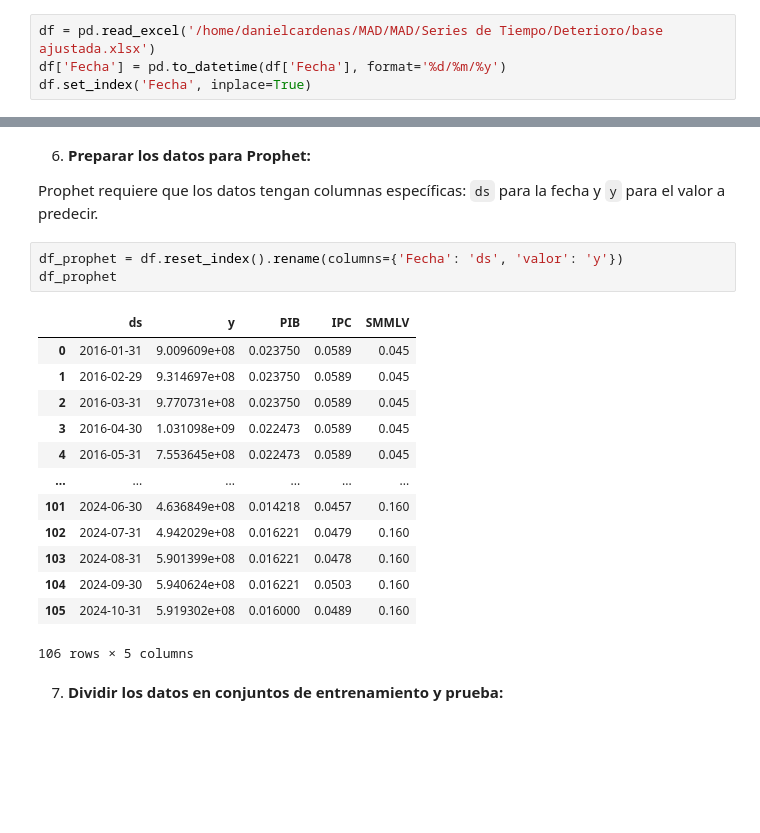
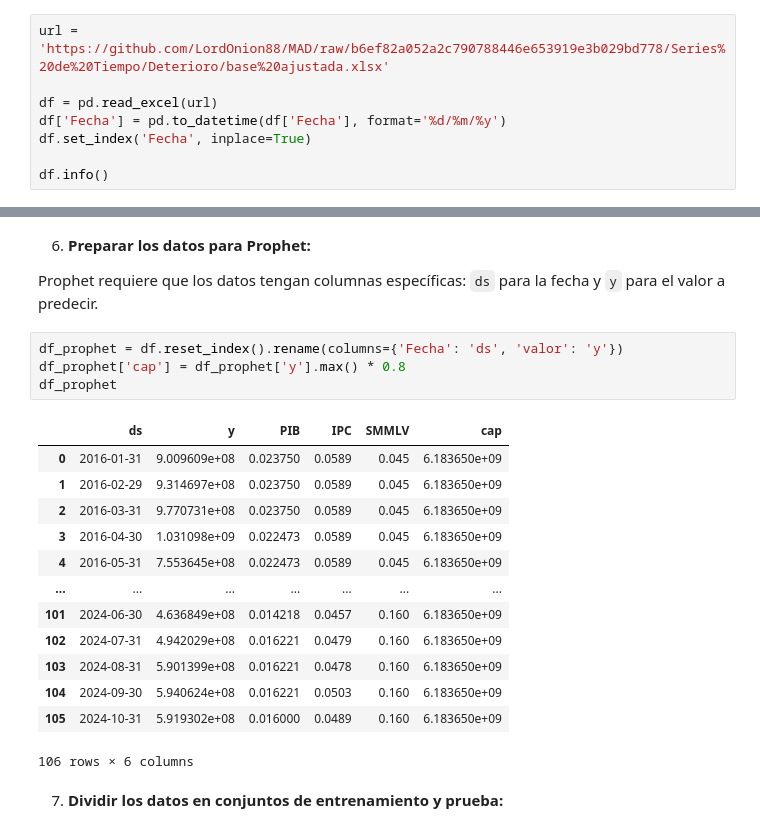
Before and after one commit to LordOnion88/MAD, a Jupyter notebook: Series de Tiempo/Deterioro/Variables macro vs deterioro.ipynb, the cells around one changed output, grey strips where cells are left out. Drawn from its saved outputs; the diff is of its cells as text; blank space fills up the shorter version.

```diff
--- a/Series de Tiempo/Deterioro/Variables macro vs deterioro.ipynb
+++ b/Series de Tiempo/Deterioro/Variables macro vs deterioro.ipynb
@@ -17,6 +17,10 @@ from prophet.diagnostics import cross_validation, performance_metrics
 
 2. **Cargar los datos desde un archivo Excel:**
 # %%
-df = pd.read_excel('/home/danielcardenas/MAD/MAD/Series de Tiempo/Deterioro/base ajustada.xlsx')
+url = 'https://github.com/LordOnion88/MAD/raw/b6ef82a052a2c790788446e653919e3b029bd778/Series%20de%20Tiempo/Deterioro/base%20ajustada.xlsx'
+
+df = pd.read_excel(url)
 df['Fecha'] = pd.to_datetime(df['Fecha'], format='%d/%m/%y')
 df.set_index('Fecha', inplace=True)
+
+df.info()
@@ -185,21 +201,22 @@ Para realizar el análisis con Prophet, puedes seguir estos pasos:
 Prophet requiere que los datos tengan columnas específicas: `ds` para la fecha y `y` para el valor a predecir.
 # %%
 df_prophet = df.reset_index().rename(columns={'Fecha': 'ds', 'valor': 'y'})
+df_prophet['cap'] = df_prophet['y'].max() * 0.8
 df_prophet
 # %% [output]
-|  | ds | y | PIB | IPC | SMMLV |
-| 0 | 2016-01-31 | 9.009609e+08 | 0.023750 | 0.0589 | 0.045 |
-| 1 | 2016-02-29 | 9.314697e+08 | 0.023750 | 0.0589 | 0.045 |
-| 2 | 2016-03-31 | 9.770731e+08 | 0.023750 | 0.0589 | 0.045 |
-| 3 | 2016-04-30 | 1.031098e+09 | 0.022473 | 0.0589 | 0.045 |
-| 4 | 2016-05-31 | 7.553645e+08 | 0.022473 | 0.0589 | 0.045 |
-| ... | ... | ... | ... | ... | ... |
-| 101 | 2024-06-30 | 4.636849e+08 | 0.014218 | 0.0457 | 0.160 |
-| 102 | 2024-07-31 | 4.942029e+08 | 0.016221 | 0.0479 | 0.160 |
-| 103 | 2024-08-31 | 5.901399e+08 | 0.016221 | 0.0478 | 0.160 |
-| 104 | 2024-09-30 | 5.940624e+08 | 0.016221 | 0.0503 | 0.160 |
-| 105 | 2024-10-31 | 5.919302e+08 | 0.016000 | 0.0489 | 0.160 |
+|  | ds | y | PIB | IPC | SMMLV | cap |
+| 0 | 2016-01-31 | 9.009609e+08 | 0.023750 | 0.0589 | 0.045 | 6.183650e+09 |
+| 1 | 2016-02-29 | 9.314697e+08 | 0.023750 | 0.0589 | 0.045 | 6.183650e+09 |
+| 2 | 2016-03-31 | 9.770731e+08 | 0.023750 | 0.0589 | 0.045 | 6.183650e+09 |
+| 3 | 2016-04-30 | 1.031098e+09 | 0.022473 | 0.0589 | 0.045 | 6.183650e+09 |
+| 4 | 2016-05-31 | 7.553645e+08 | 0.022473 | 0.0589 | 0.045 | 6.183650e+09 |
+| ... | ... | ... | ... | ... | ... | ... |
+| 101 | 2024-06-30 | 4.636849e+08 | 0.014218 | 0.0457 | 0.160 | 6.183650e+09 |
+| 102 | 2024-07-31 | 4.942029e+08 | 0.016221 | 0.0479 | 0.160 | 6.183650e+09 |
+| 103 | 2024-08-31 | 5.901399e+08 | 0.016221 | 0.0478 | 0.160 | 6.183650e+09 |
+| 104 | 2024-09-30 | 5.940624e+08 | 0.016221 | 0.0503 | 0.160 | 6.183650e+09 |
+| 105 | 2024-10-31 | 5.919302e+08 | 0.016000 | 0.0489 | 0.160 | 6.183650e+09 |
-106 rows × 5 columns
+106 rows × 6 columns
 # %% [markdown]
 
 
```
Also changed, not shown: parts of 10 cells of this notebook.
